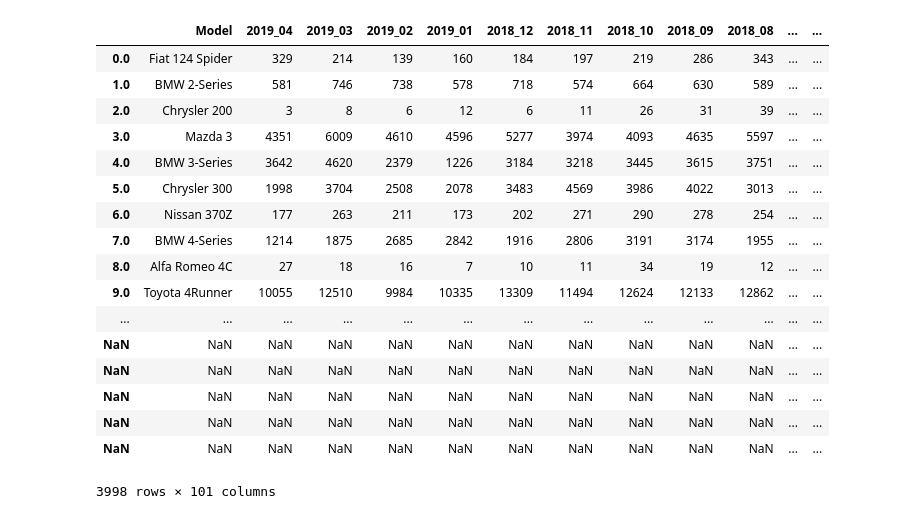
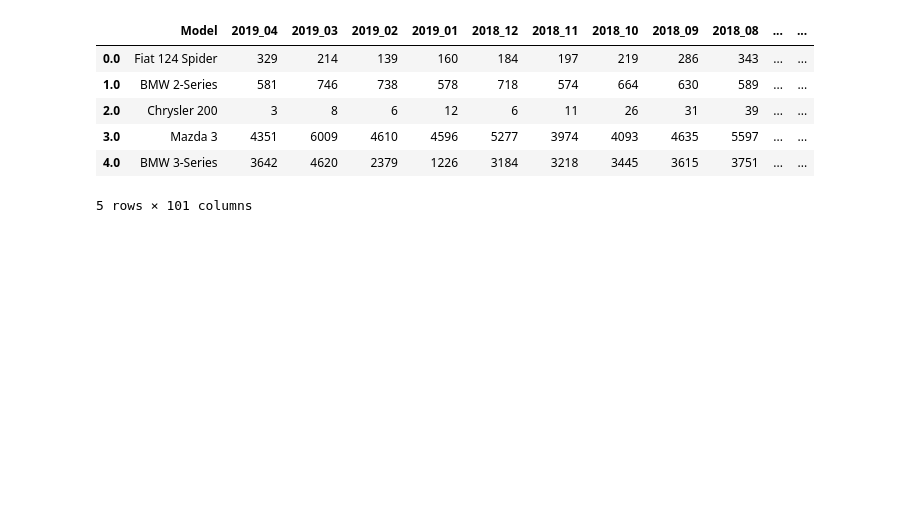
Before and after one commit to evanavaughan/auto_sales_prediction, a Jupyter notebook: scrapers/sales_data_cleaning.ipynb, the cells around one changed output. Saved outputs shown, nothing was run; the diff lists cells and outputs as text; code cells hidden in the pictures; blank space fills up the shorter version.

```diff
--- a/scrapers/sales_data_cleaning.ipynb
+++ b/scrapers/sales_data_cleaning.ipynb
@@ -2,4 +2,4 @@
 import pandas as pd
 import pprint
 # %%
-df = pd.read_csv('updated_df2.csv', index_col=0)
+df3 = pd.read_csv('updated_df.csv', index_col=0)
@@ -6,21 +8,10 @@ df = pd.read_csv('updated_df2.csv', index_col=0)
 # %%
-df
+df.head()
 # %% [output]
 |  | Model | 2019_04 | 2019_03 | 2019_02 | 2019_01 | 2018_12 | 2018_11 | 2018_10 | 2018_09 | 2018_08 | ... | ... |
 | 0.0 | Fiat 124 Spider | 329 | 214 | 139 | 160 | 184 | 197 | 219 | 286 | 343 | ... | ... |
 | 1.0 | BMW 2-Series | 581 | 746 | 738 | 578 | 718 | 574 | 664 | 630 | 589 | ... | ... |
 | 2.0 | Chrysler 200 | 3 | 8 | 6 | 12 | 6 | 11 | 26 | 31 | 39 | ... | ... |
 | 3.0 | Mazda 3 | 4351 | 6009 | 4610 | 4596 | 5277 | 3974 | 4093 | 4635 | 5597 | ... | ... |
 | 4.0 | BMW 3-Series | 3642 | 4620 | 2379 | 1226 | 3184 | 3218 | 3445 | 3615 | 3751 | ... | ... |
-| 5.0 | Chrysler 300 | 1998 | 3704 | 2508 | 2078 | 3483 | 4569 | 3986 | 4022 | 3013 | ... | ... |
-| 6.0 | Nissan 370Z | 177 | 263 | 211 | 173 | 202 | 271 | 290 | 278 | 254 | ... | ... |
-| 7.0 | BMW 4-Series | 1214 | 1875 | 2685 | 2842 | 1916 | 2806 | 3191 | 3174 | 1955 | ... | ... |
-| 8.0 | Alfa Romeo 4C | 27 | 18 | 16 | 7 | 10 | 11 | 34 | 19 | 12 | ... | ... |
-| 9.0 | Toyota 4Runner | 10055 | 12510 | 9984 | 10335 | 13309 | 11494 | 12624 | 12133 | 12862 | ... | ... |
-| ... | ... | ... | ... | ... | ... | ... | ... | ... | ... | ... | ... | ... |
-| NaN | NaN | NaN | NaN | NaN | NaN | NaN | NaN | NaN | NaN | NaN | ... | ... |
-| NaN | NaN | NaN | NaN | NaN | NaN | NaN | NaN | NaN | NaN | NaN | ... | ... |
-| NaN | NaN | NaN | NaN | NaN | NaN | NaN | NaN | NaN | NaN | NaN | ... | ... |
-| NaN | NaN | NaN | NaN | NaN | NaN | NaN | NaN | NaN | NaN | NaN | ... | ... |
-| NaN | NaN | NaN | NaN | NaN | NaN | NaN | NaN | NaN | NaN | NaN | ... | ... |
-3998 rows × 101 columns
+5 rows × 101 columns
```
Also changed, not shown: parts of 11 cells of this notebook, 3 other files.
